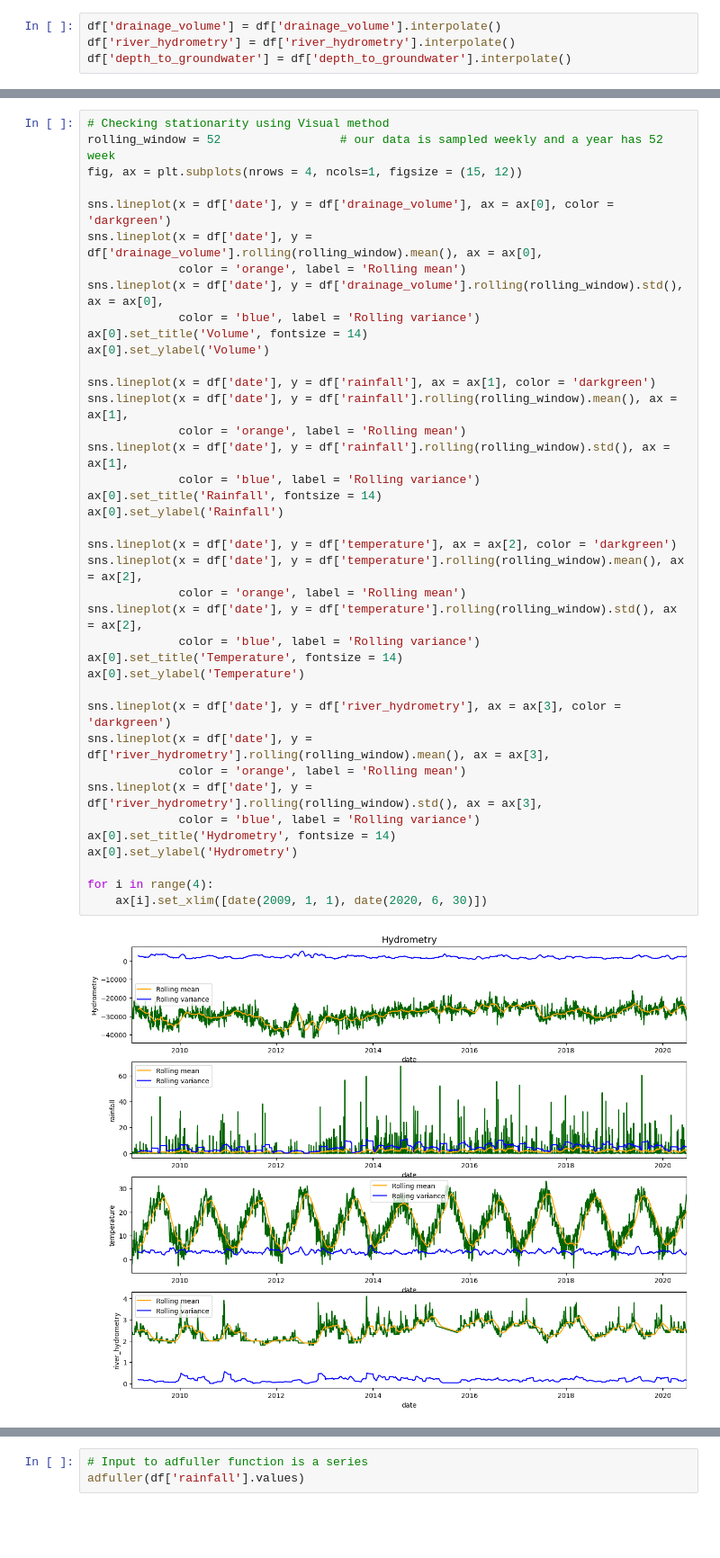
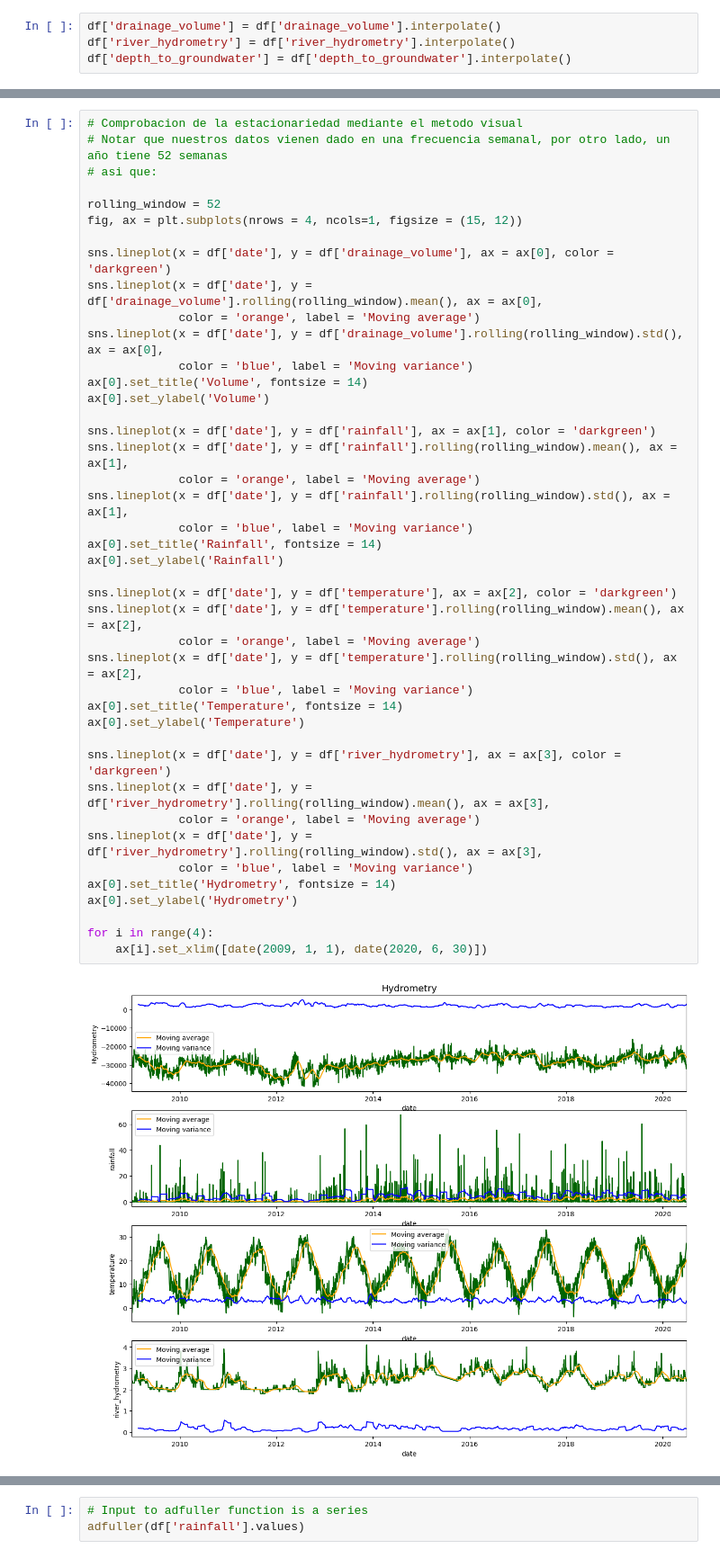
Before and after one commit to pjpena19/Times_Series_Forecasting_PP, a Jupyter notebook: src/explore.ipynb, the cells around one changed output, grey strips where cells are left out. Shown at 90% size. Saved outputs shown, nothing was run; the diff lists cells and outputs as text; blank space fills up the shorter version.

```diff
--- a/src/explore.ipynb
+++ b/src/explore.ipynb
@@ -234,41 +289,44 @@ Estacionaridad
 # %%
-# Checking stationarity using Visual method
-rolling_window = 52                 # our data is sampled weekly and a year has 52 week
+# Comprobacion de la estacionariedad mediante el metodo visual
+# Notar que nuestros datos vienen dado en una frecuencia semanal, por otro lado, un año tiene 52 semanas
+# asi que:
+
+rolling_window = 52
 fig, ax = plt.subplots(nrows = 4, ncols=1, figsize = (15, 12))
 
 sns.lineplot(x = df['date'], y = df['drainage_volume'], ax = ax[0], color = 'darkgreen')
 sns.lineplot(x = df['date'], y = df['drainage_volume'].rolling(rolling_window).mean(), ax = ax[0],
-             color = 'orange', label = 'Rolling mean')
+             color = 'orange', label = 'Moving average')
 sns.lineplot(x = df['date'], y = df['drainage_volume'].rolling(rolling_window).std(), ax = ax[0],
-             color = 'blue', label = 'Rolling variance')
+             color = 'blue', label = 'Moving variance')
 ax[0].set_title('Volume', fontsize = 14)
 ax[0].set_ylabel('Volume')
 
 sns.lineplot(x = df['date'], y = df['rainfall'], ax = ax[1], color = 'darkgreen')
 sns.lineplot(x = df['date'], y = df['rainfall'].rolling(rolling_window).mean(), ax = ax[1],
-             color = 'orange', label = 'Rolling mean')
+             color = 'orange', label = 'Moving average')
 sns.lineplot(x = df['date'], y = df['rainfall'].rolling(rolling_window).std(), ax = ax[1],
-             color = 'blue', label = 'Rolling variance')
+             color = 'blue', label = 'Moving variance')
 ax[0].set_title('Rainfall', fontsize = 14)
 ax[0].set_ylabel('Rainfall')
 
 sns.lineplot(x = df['date'], y = df['temperature'], ax = ax[2], color = 'darkgreen')
 sns.lineplot(x = df['date'], y = df['temperature'].rolling(rolling_window).mean(), ax = ax[2],
-             color = 'orange', label = 'Rolling mean')
+             color = 'orange', label = 'Moving average')
 sns.lineplot(x = df['date'], y = df['temperature'].rolling(rolling_window).std(), ax = ax[2],
-             color = 'blue', label = 'Rolling variance')
+             color = 'blue', label = 'Moving variance')
 ax[0].set_title('Temperature', fontsize = 14)
 ax[0].set_ylabel('Temperature')
 
 sns.lineplot(x = df['date'], y = df['river_hydrometry'], ax = ax[3], color = 'darkgreen')
 sns.lineplot(x = df['date'], y = df['river_hydrometry'].rolling(rolling_window).mean(), ax = ax[3],
-             color = 'orange', label = 'Rolling mean')
+             color = 'orange', label = 'Moving average')
 sns.lineplot(x = df['date'], y = df['river_hydrometry'].rolling(rolling_window).std(), ax = ax[3],
-             color = 'blue', label = 'Rolling variance')
+             color = 'blue', label = 'Moving variance')
 ax[0].set_title('Hydrometry', fontsize = 14)
 ax[0].set_ylabel('Hydrometry')
 
 for i in range(4):
     ax[i].set_xlim([date(2009, 1, 1), date(2020, 6, 30)])
 # %% [output]
-[figure, old version]
+[figure, new version]
```
Also changed, not shown: parts of 20 cells of this notebook.
